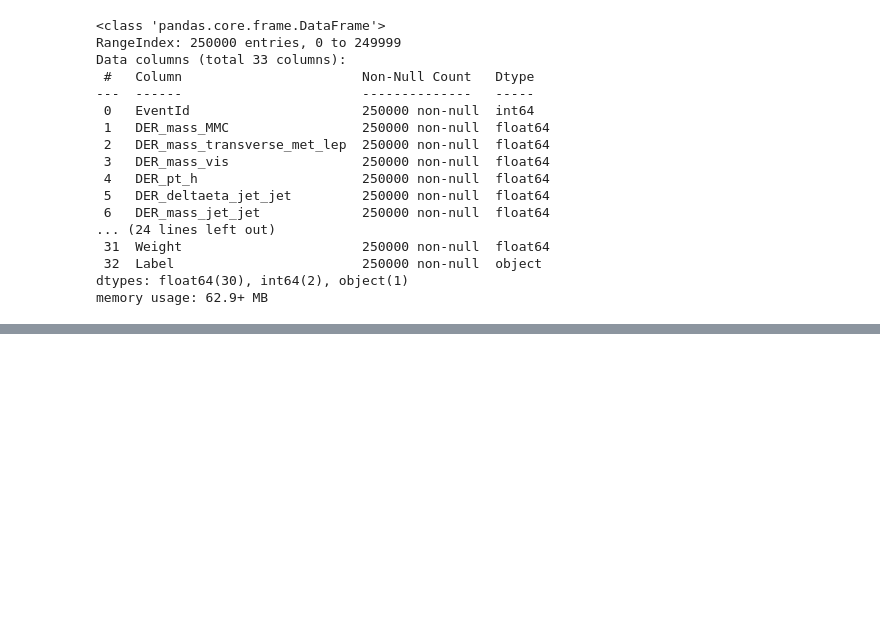
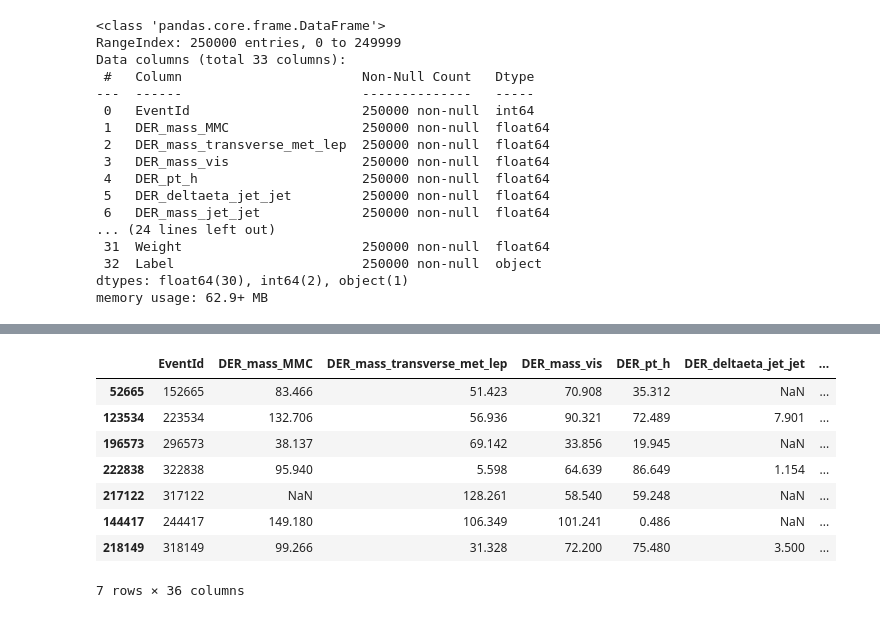
Before and after one commit to sudhirjangra/physics_exp_machine_learning, a Jupyter notebook: physics_exp_mL.ipynb, the cells around one changed output, grey strips where cells are left out. Cells and saved outputs as stored; diff of their text form; code cells hidden in the pictures; blank space fills up the shorter version.

```diff
--- a/physics_exp_mL.ipynb
+++ b/physics_exp_mL.ipynb
@@ -115,0 +156,15 @@ df.sample(8)
+# %%
+df["has_leading_jet"] = (df["PRI_jet_num"] >= 1).astype(int)
+df["has_subleading_jet"] = (df["PRI_jet_num"] >= 2).astype(int)
+df["mmc_failed"] = df["DER_mass_MMC"].isna().astype(int)
+df.sample(7)
+# %% [output]
+|  | EventId | DER_mass_MMC | DER_mass_transverse_met_lep | DER_mass_vis | DER_pt_h | DER_deltaeta_jet_jet | ... |
+| 52665 | 152665 | 83.466 | 51.423 | 70.908 | 35.312 | NaN | ... |
+| 123534 | 223534 | 132.706 | 56.936 | 90.321 | 72.489 | 7.901 | ... |
+| 196573 | 296573 | 38.137 | 69.142 | 33.856 | 19.945 | NaN | ... |
+| 222838 | 322838 | 95.940 | 5.598 | 64.639 | 86.649 | 1.154 | ... |
+| 217122 | 317122 | NaN | 128.261 | 58.540 | 59.248 | NaN | ... |
+| 144417 | 244417 | 149.180 | 106.349 | 101.241 | 0.486 | NaN | ... |
+| 218149 | 318149 | 99.266 | 31.328 | 72.200 | 75.480 | 3.500 | ... |
+7 rows × 36 columns
```
Also changed, not shown: parts of 8 cells of this notebook, 4 other files.
